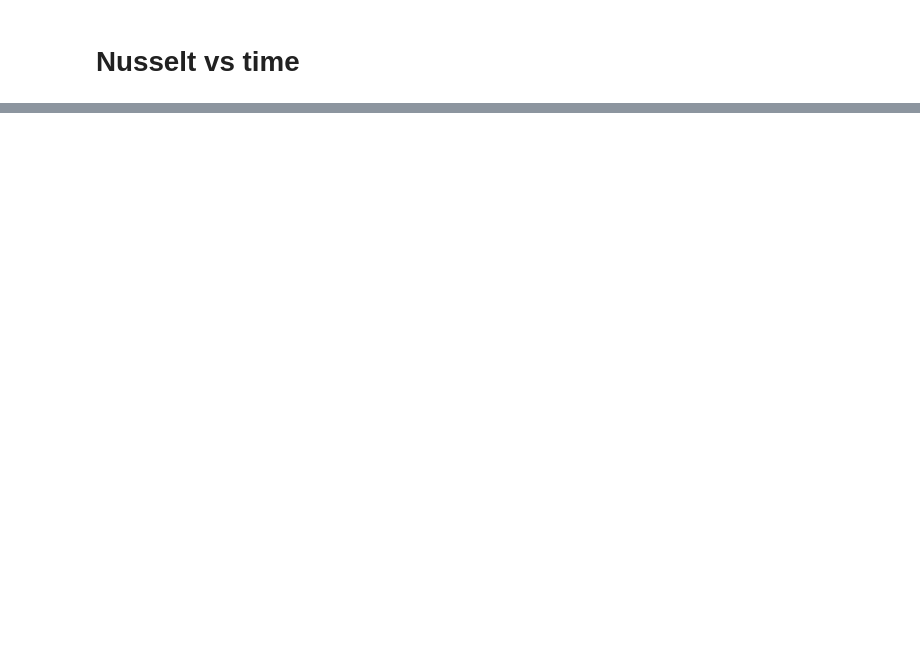
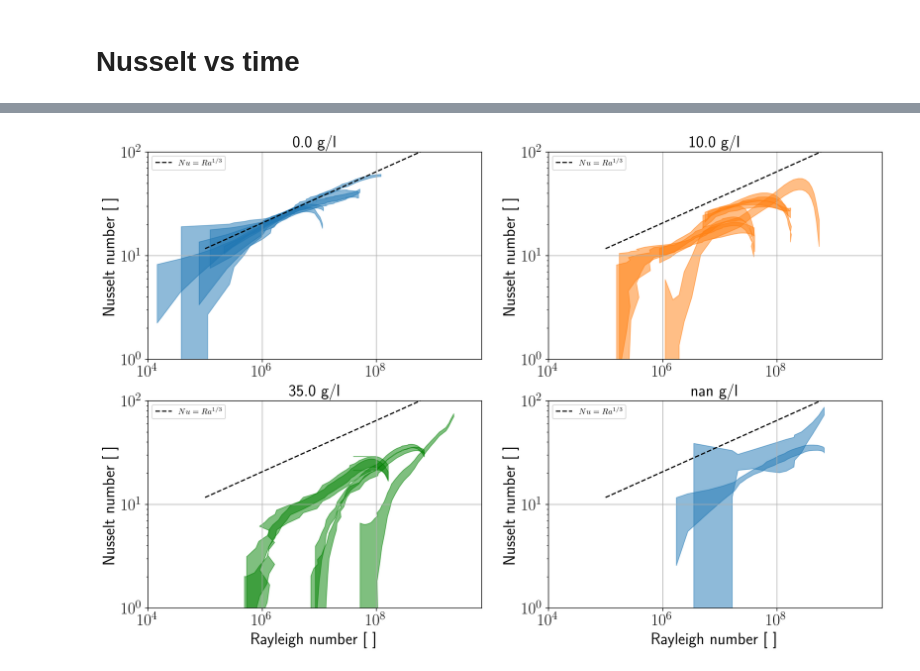
Before and after one commit to ebellincioni/floatingIce, a Jupyter notebook: 23-12-12_notebookForVatsal.ipynb, the cells around one changed output, grey strips where cells are left out. Drawn from its saved outputs; the diff is of its cells as text; code cells hidden in the pictures; blank space fills up the shorter version.

```diff
--- a/23-12-12_notebookForVatsal.ipynb
+++ b/23-12-12_notebookForVatsal.ipynb
@@ -346,0 +591,93 @@ plt.show()
+# %%
+directory = '/Users/edoardo/Library/CloudStorage/OneDrive-UniversityofTwente/floating/'
+cylinders = ['2023-09-14/1st','2023-09-20/1st', '2023-09-12/1st','2023-09-12/2nd', '2023-10-17/2nd',# S=0
+             '2023-10-16/1st','2023-10-16/2nd', '2023-10-19/1st','2023-12-08/1st','2023-12-08/2nd','2023-12-15/1st','2023-12-19/1st',# S=10
+             '2023-10-03/1st','2023-10-03/2nd','2023-10-04/3rd','2023-10-12/1st','2023-10-13/1st',# S=35
+             '2023-12-01/2nd','2023-12-04/1st']# D2O
+
+chosen_radii = [0.025,0.0405,0.06]
+chosen_salts = [0.,10.,35.,]
+
+fig, ax = plt.subplots(nrows=2,ncols=2,figsize=(16,10),dpi=300)
+plt.rcParams['text.usetex'] = True
+
+for ic,cylinder in enumerate(cylinders):
+    dirContours = directory+cylinder+'/contours/'
+    contoursPATH = []
+    for contour in glob.glob(dirContours+'/*.csv'):
+        contoursPATH.append(contour)
+    contoursPATH = np.sort(contoursPATH)
+    contours_per_shot = int(contoursPATH[1][-5]) - 1 # fraction of contours over number of shots
+    if cylinder=='2023-12-08/1st': print(contours_per_shot)
+    info = np.genfromtxt(dirContours+'info',delimiter=',')
+    exp_radius,exp_sal,exp_wt = info[1,1],info[1,0],np.mean((info[1,2],info[1,4]))
+    if exp_radius == 0.06:
+        interval = 30
+    else:
+        interval = 10
+
+    radii = []
+    for it,contourPATH in enumerate(contoursPATH):
+        contour = np.genfromtxt(contourPATH,dtype='float',delimiter=',')
+        if contour.shape[1]!=2: contour = contour.T
+        if it==0:
+            initialArea = np.pi*exp_radius**2 # px
+            conversion = PolyArea(contour[:,1],contour[:,0])/initialArea # px/m2
+        radius = np.sqrt(PolyArea(contour[:,1],contour[:,0])/np.pi)
+        radii.append(radius)
+
+    radii = correct_outliers(radii)
+
+    conversion = info[1,1]/radii[0] # m/px
+    radii = np.array(radii)
+    radii *= conversion
+
+    if exp_sal == 0.:
+        axi = ax.flatten()[0]
+    elif exp_sal == 10.:
+        axi = ax.flatten()[1]
+    elif exp_sal == 35.:
+        axi = ax.flatten()[2]
+    elif np.isnan(exp_sal):
+        axi = ax.flatten()[3]
+
+    Rayleigh_numbers = Ra_salinity(radii,0,exp_wt,S=exp_sal)
+    if np.isnan(exp_sal): Rayleigh_numbers=Ra_heavyWater(radii,exp_wt)
+
+    x = contours_per_shot*interval*np.arange(len(radii))
+    result, sigma = fit(func=f'np.polyval([a,b,c,{radii[0]}],x)',xdata=x,ydata=radii,draw=False,boolRetSigmas=True)
+    uNusselt_numbers = uNu_fit(params=result['params'],t=x,r0=radii[0],T_water=exp_wt)
+    value = np.array([i.nominal_value for i in uNusselt_numbers])
+    std = np.array([i.std_dev for i in uNusselt_numbers])
+    # axi.scatter(Rayleigh_numbers,value,
+    #             label=f'{cylinder}, R={exp_radius*1e3:.1f}mm, S={exp_sal}g/l',zorder=100,
+    #             marker=myMarkers[np.where(chosen_radii==find_nearest(chosen_radii,exp_radius))[0][0]],
+    #             edgecolor=myColours[np.where(chosen_salts==find_nearest(chosen_salts,exp_sal))[0][0]],
+    #             facecolor='none')
+    axi.fill_between(Rayleigh_numbers,value+std,value-std,
+                     color=myColours[np.where(chosen_salts==find_nearest(chosen_salts,exp_sal))[0][0]],
+                     alpha=0.5)
+    axi.set_title(f'{exp_sal} g/l',fontsize=20)
+
+
+for axi in ax.flatten():
+    axi.plot(np.logspace(5,9,50),25*np.logspace(-1,2,50)**.33,linestyle='--',c='k',label=r'$Nu=Ra^{1/3}$')
+    # axi.plot(np.logspace(5,9,50),25*np.logspace(-1,2,50)**.25,linestyle='-.',c='k',label='.25')
+    axi.grid()
+    axi.legend()
+    axi.set_ylabel('Nusselt number [ ]',fontsize=20)
+    axi.set_xlabel('Rayleigh number [ ]',fontsize=20)
+    if axi == ax.flatten()[0] or axi == ax.flatten()[1]:
+        axi.set_xlabel('')
+
+    axi.set_yscale('log')
+    axi.set_xlim(1e4,7e9)
+    axi.set_xscale('log')
+    axi.set_ylim(1e0,1e2)
+
+    axi.tick_params(axis='x', labelsize=20)
+    axi.tick_params(axis='y', labelsize=20)
+
+# plt.savefig('/Users/edoardo/Library/CloudStorage/OneDrive-UniversityofTwente/floating/graphics/NuRa.eps',format='eps',bbox_inches='tight')
+plt.show()
+# %% [output]
@@ -346,0 +685 @@ plt.show()
+[figure, added]
```
Also changed, not shown: parts of 11 cells of this notebook, 3 other files.
